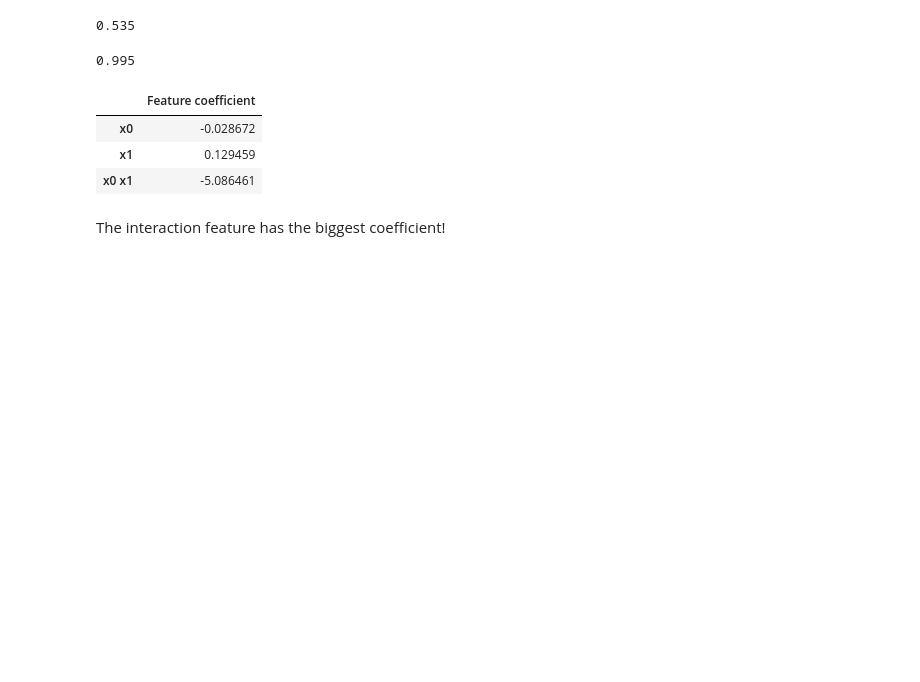
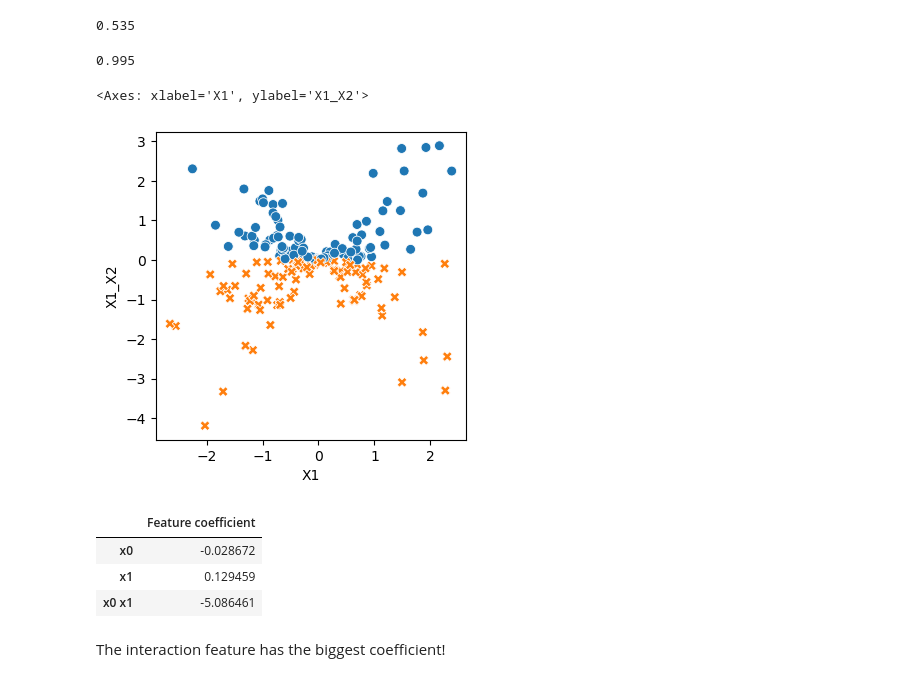
Before and after one commit to mostafa-ali0/cpsc330-2024W2, a Jupyter notebook: lectures/204-Andy-lectures/14_feature_selection.ipynb, the cells around one changed output. Saved outputs shown, nothing was run; the diff lists cells and outputs as text; code cells hidden in the pictures; blank space fills up the shorter version.

```diff
--- a/lectures/204-Andy-lectures/14_feature_selection.ipynb
+++ b/lectures/204-Andy-lectures/14_feature_selection.ipynb
@@ -250,6 +251,13 @@ pipe_xor.fit(X, y).score(X, y)
 # df["X1_X2"] = df["X1"] * df["X2"]
 # fig = px.scatter_3d(df, x="X1", y="X2", z="X1_X2", color="target", color_continuous_scale=['blue', 'red'])
 # fig.show();
+# %%
+df["X1_X2"] = df["X1"] * df["X2"]
+plt.figure(figsize=(4, 4))
+sb.scatterplot(data=df, x="X1", y="X1_X2", hue="target", style="target", s=50, legend=False)
+# %% [output]
+<Axes: xlabel='X1', ylabel='X1_X2'>
+[figure, added]
 # %%
 feature_names = (
     pipe_xor.named_steps["polynomialfeatures"].get_feature_names_out().tolist()
```
Also changed, not shown: parts of 20 cells of this notebook.
